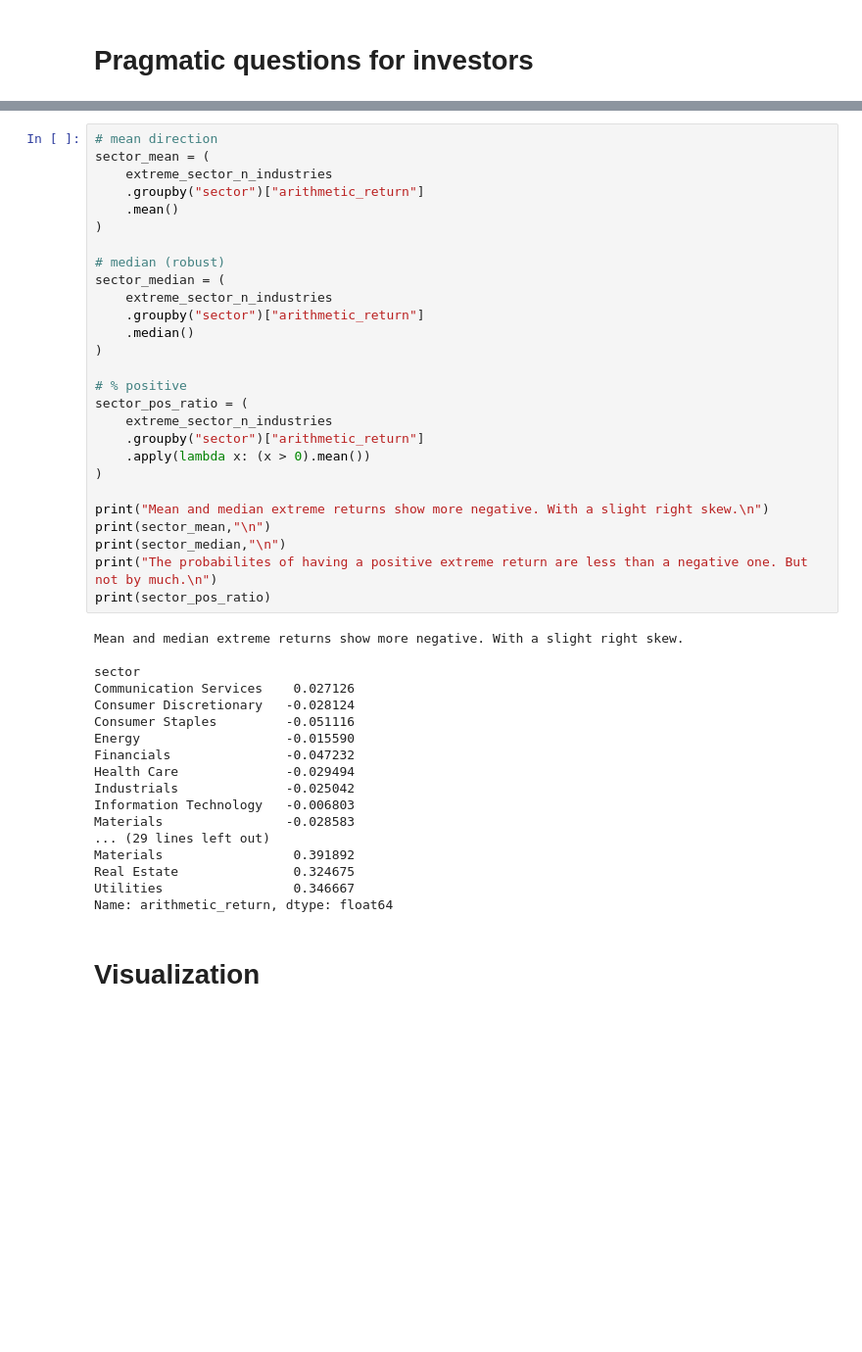
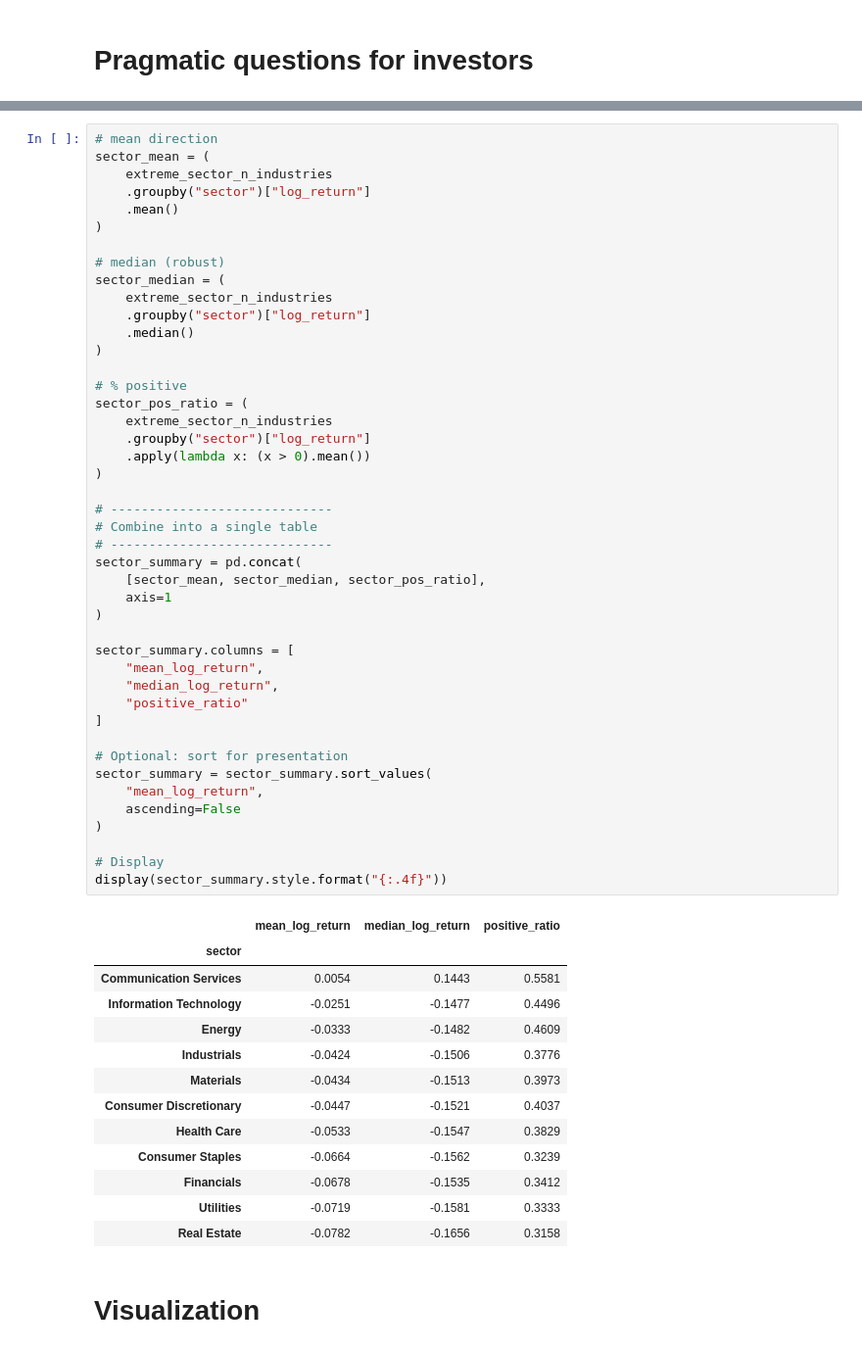
Before and after one commit to PierreNiberon/CFDS-Project, a Jupyter notebook: 7_large_returns_features_pct.ipynb, the cells around one changed output, grey strips where cells are left out. Shown at 98% size. Cells and saved outputs as stored; diff of their text form; blank space fills up the shorter version.

```diff
--- a/7_large_returns_features_pct.ipynb
+++ b/7_large_returns_features_pct.ipynb
@@ -323,48 +323,61 @@ year
 # %%
 # mean direction
 sector_mean = (
     extreme_sector_n_industries
-    .groupby("sector")["arithmetic_return"]
+    .groupby("sector")["log_return"]
     .mean()
 )
 
 # median (robust)
 sector_median = (
     extreme_sector_n_industries
-    .groupby("sector")["arithmetic_return"]
+    .groupby("sector")["log_return"]
     .median()
 )
 
 # % positive
 sector_pos_ratio = (
     extreme_sector_n_industries
-    .groupby("sector")["arithmetic_return"]
+    .groupby("sector")["log_return"]
     .apply(lambda x: (x > 0).mean())
 )
 
-print("Mean and median extreme returns show more negative. With a slight right skew.\n")
-print(sector_mean,"\n")
-print(sector_median,"\n")
-print("The probabilites of having a positive extreme return are less than a negative one. But not by much.\n")
-print(sector_pos_ratio)
+# -----------------------------
+# Combine into a single table
+# -----------------------------
+sector_summary = pd.concat(
+    [sector_mean, sector_median, sector_pos_ratio],
+    axis=1
+)
+
+sector_summary.columns = [
+    "mean_log_return",
+    "median_log_return",
+    "positive_ratio"
+]
+
+# Optional: sort for presentation
+sector_summary = sector_summary.sort_values(
+    "mean_log_return",
+    ascending=False
+)
+
+# Display
+display(sector_summary.style.format("{:.4f}"))
 # %% [output]
-Mean and median extreme returns show more negative. With a slight right skew.
-
-sector
-Communication Services    0.027126
-Consumer Discretionary   -0.028124
-Consumer Staples         -0.051116
-Energy                   -0.015590
-Financials               -0.047232
-Health Care              -0.029494
-Industrials              -0.025042
-Information Technology   -0.006803
-Materials                -0.028583
-... (29 lines left out)
-Materials                 0.391892
-Real Estate               0.324675
-Utilities                 0.346667
-Name: arithmetic_return, dtype: float64
+|  | mean_log_return | median_log_return | positive_ratio |
+| sector |  |  |  |
+| Communication Services | 0.0054 | 0.1443 | 0.5581 |
+| Information Technology | -0.0251 | -0.1477 | 0.4496 |
+| Energy | -0.0333 | -0.1482 | 0.4609 |
+| Industrials | -0.0424 | -0.1506 | 0.3776 |
+| Materials | -0.0434 | -0.1513 | 0.3973 |
+| Consumer Discretionary | -0.0447 | -0.1521 | 0.4037 |
+| Health Care | -0.0533 | -0.1547 | 0.3829 |
+| Consumer Staples | -0.0664 | -0.1562 | 0.3239 |
+| Financials | -0.0678 | -0.1535 | 0.3412 |
+| Utilities | -0.0719 | -0.1581 | 0.3333 |
+| Real Estate | -0.0782 | -0.1656 | 0.3158 |
 # %% [markdown]
 # Visualization
 # %%
```
Also changed, not shown: parts of 12 cells of this notebook.
